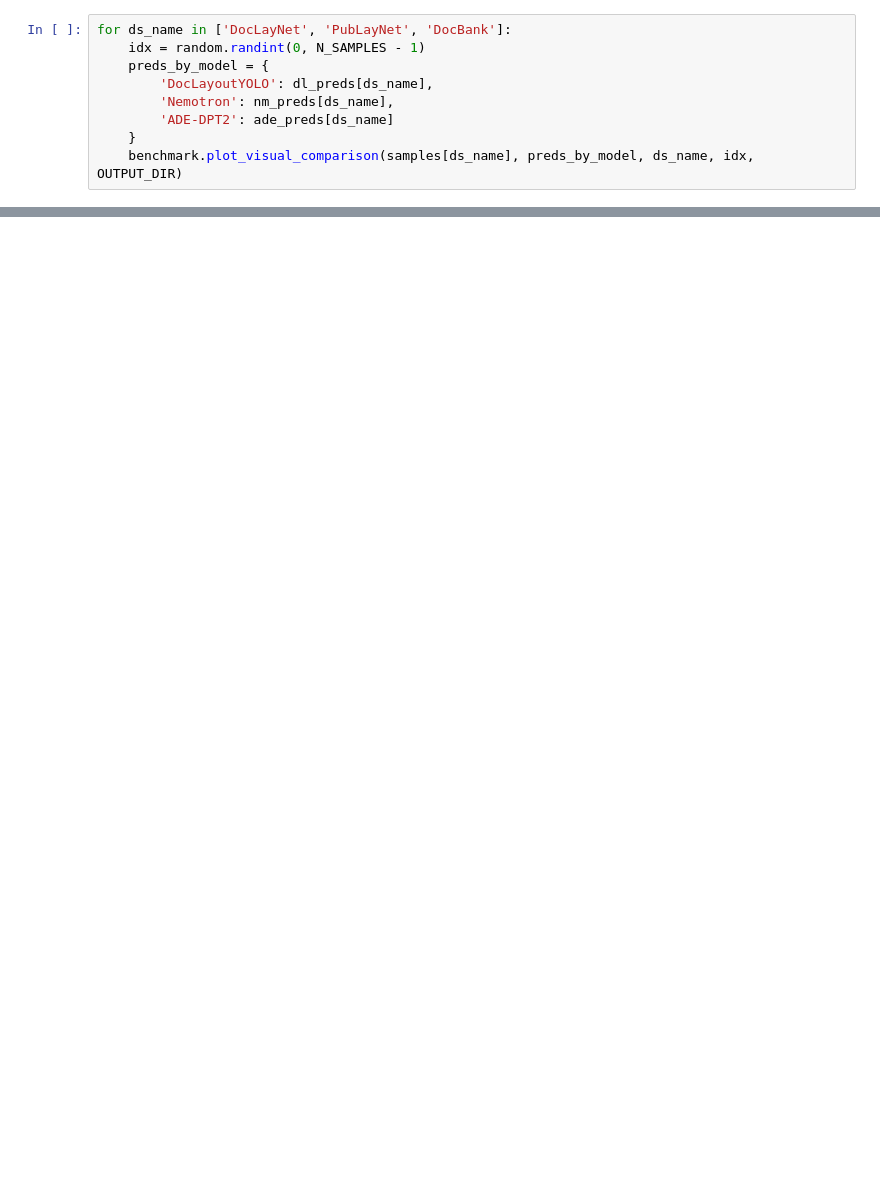
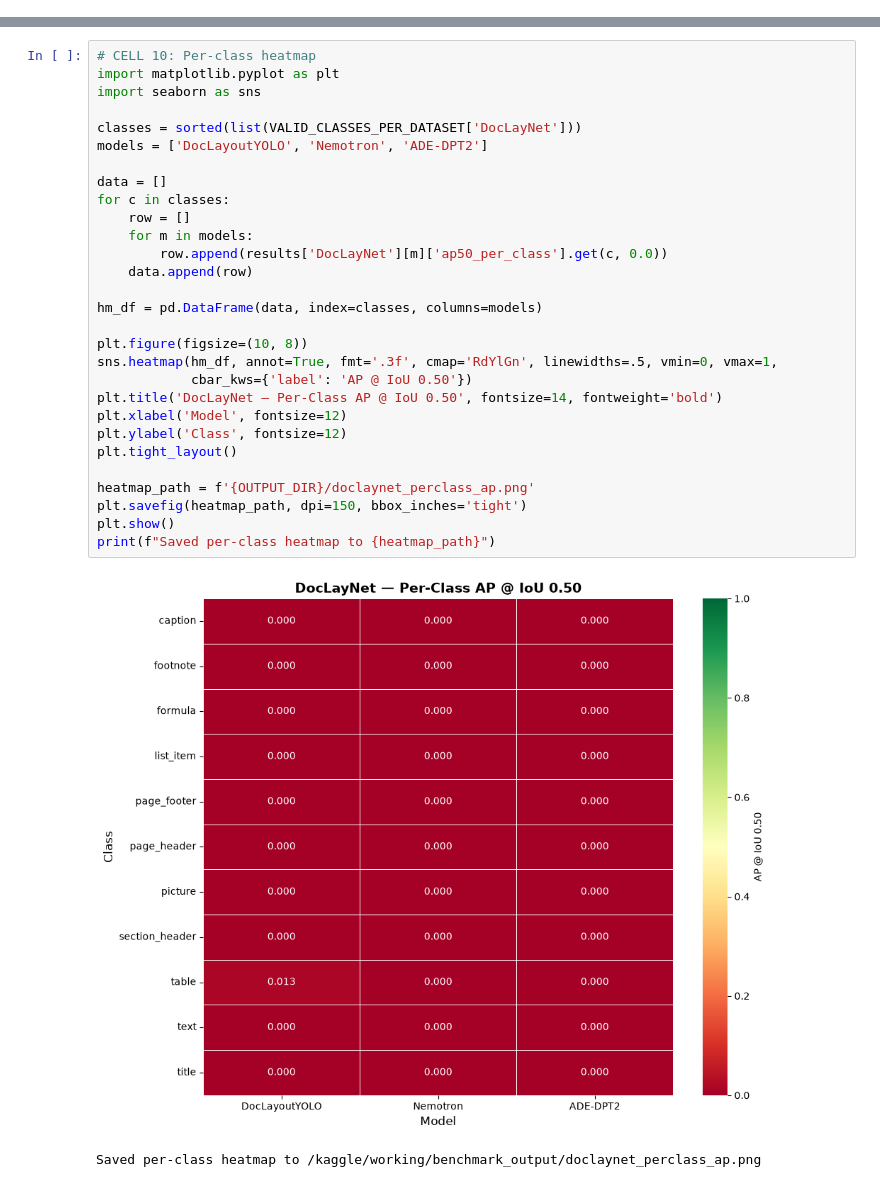
Before and after one commit to Falsegen1288/medical-document-layout-annotator, a Jupyter notebook: layout_detection_benchmark.ipynb, the cells around one changed output, grey strips where cells are left out. Cells and saved outputs as stored; diff of their text form; blank space fills up the shorter version.

```diff
--- a/layout_detection_benchmark.ipynb
+++ b/layout_detection_benchmark.ipynb
@@ -214,9 +0,0 @@ benchmark.plot_perclass_heatmap(results, 'DocLayNet', OUTPUT_DIR)
-# %%
-for ds_name in ['DocLayNet', 'PubLayNet', 'DocBank']:
-    idx = random.randint(0, N_SAMPLES - 1)
-    preds_by_model = {
-        'DocLayoutYOLO': dl_preds[ds_name],
-        'Nemotron': nm_preds[ds_name],
-        'ADE-DPT2': ade_preds[ds_name]
-    }
-    benchmark.plot_visual_comparison(samples[ds_name], preds_by_model, ds_name, idx, OUTPUT_DIR)
@@ -257,0 +1078,32 @@ print("\n🎉 Benchmark complete!")
+# %%
+# CELL 10: Per-class heatmap
+import matplotlib.pyplot as plt
+import seaborn as sns
+
+classes = sorted(list(VALID_CLASSES_PER_DATASET['DocLayNet']))
+models = ['DocLayoutYOLO', 'Nemotron', 'ADE-DPT2']
+
+data = []
+for c in classes:
+    row = []
+    for m in models:
+        row.append(results['DocLayNet'][m]['ap50_per_class'].get(c, 0.0))
+    data.append(row)
+
+hm_df = pd.DataFrame(data, index=classes, columns=models)
+
+plt.figure(figsize=(10, 8))
+sns.heatmap(hm_df, annot=True, fmt='.3f', cmap='RdYlGn', linewidths=.5, vmin=0, vmax=1,
+            cbar_kws={'label': 'AP @ IoU 0.50'})
+plt.title('DocLayNet — Per-Class AP @ IoU 0.50', fontsize=14, fontweight='bold')
+plt.xlabel('Model', fontsize=12)
+plt.ylabel('Class', fontsize=12)
+plt.tight_layout()
+
+heatmap_path = f'{OUTPUT_DIR}/doclaynet_perclass_ap.png'
+plt.savefig(heatmap_path, dpi=150, bbox_inches='tight')
+plt.show()
+print(f"Saved per-class heatmap to {heatmap_path}")
+# %% [output]
+[figure, added]
+Saved per-class heatmap to /kaggle/working/benchmark_output/doclaynet_perclass_ap.png
```
Also changed, not shown: parts of 34 cells of this notebook, 1 other file.
